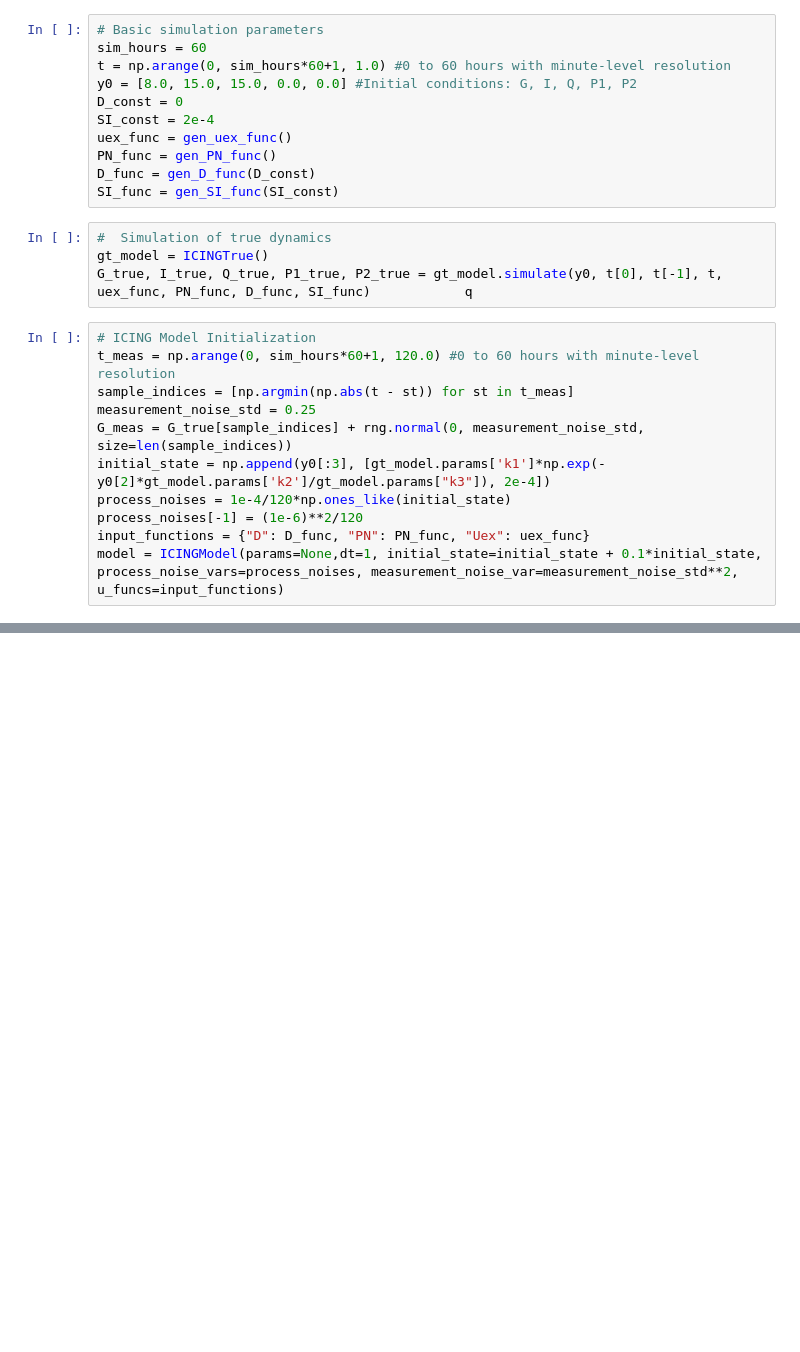
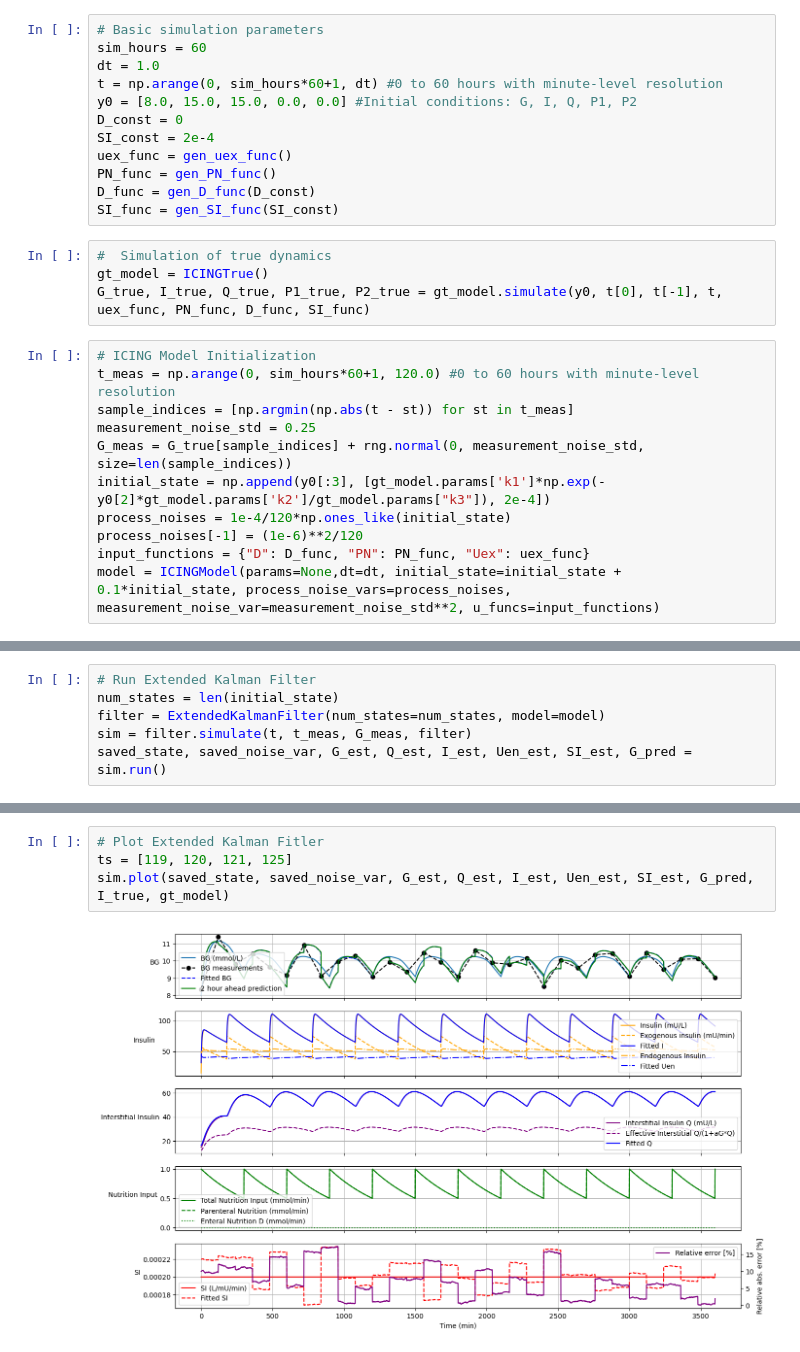
Before and after one commit to mlmulv/Thesis-Code, a Jupyter notebook: modeling.ipynb, the cells around one changed output, grey strips where cells are left out. Cells and saved outputs as stored; diff of their text form; blank space fills up the shorter version.

Commit message:
Beginning of extended kalman filter implementation.

```diff
--- a/modeling.ipynb
+++ b/modeling.ipynb
@@ -9,7 +10,8 @@ rng = np.random.default_rng()
 # %%
 # Basic simulation parameters
 sim_hours = 60
-t = np.arange(0, sim_hours*60+1, 1.0) #0 to 60 hours with minute-level resolution
+dt = 1.0
+t = np.arange(0, sim_hours*60+1, dt) #0 to 60 hours with minute-level resolution
 y0 = [8.0, 15.0, 15.0, 0.0, 0.0] #Initial conditions: G, I, Q, P1, P2
 D_const = 0
 SI_const = 2e-4
@@ -20,7 +22,7 @@ SI_func = gen_SI_func(SI_const)
 # %%
 #  Simulation of true dynamics
 gt_model = ICINGTrue()
-G_true, I_true, Q_true, P1_true, P2_true = gt_model.simulate(y0, t[0], t[-1], t, uex_func, PN_func, D_func, SI_func)            q
+G_true, I_true, Q_true, P1_true, P2_true = gt_model.simulate(y0, t[0], t[-1], t, uex_func, PN_func, D_func, SI_func)
 # %%
 # ICING Model Initialization
 t_meas = np.arange(0, sim_hours*60+1, 120.0) #0 to 60 hours with minute-level resolution
@@ -31,4 +33,4 @@ initial_state = np.append(y0[:3], [gt_model.params['k1']*np.exp(-y0[2]*gt_model.
 process_noises = 1e-4/120*np.ones_like(initial_state)
 process_noises[-1] = (1e-6)**2/120
 input_functions = {"D": D_func, "PN": PN_func, "Uex": uex_func}
-model = ICINGModel(params=None,dt=1, initial_state=initial_state + 0.1*initial_state, process_noise_vars=process_noises, measurement_noise_var=measurement_noise_std**2, u_funcs=input_functions)
+model = ICINGModel(params=None,dt=dt, initial_state=initial_state + 0.1*initial_state, process_noise_vars=process_noises, measurement_noise_var=measurement_noise_std**2, u_funcs=input_functions)
@@ -34,0 +44,6 @@ model = ICINGModel(params=None,dt=1, initial_state=initial_state + 0.1*initial_s
+# %%
+# Run Extended Kalman Filter
+num_states = len(initial_state)
+filter = ExtendedKalmanFilter(num_states=num_states, model=model)
+sim = filter.simulate(t, t_meas, G_meas, filter)
+saved_state, saved_noise_var, G_est, Q_est, I_est, Uen_est, SI_est, G_pred = sim.run()
@@ -35,2 +68,8 @@ model = ICINGModel(params=None,dt=1, initial_state=initial_state + 0.1*initial_s
+# %%
+# Plot Extended Kalman Fitler
+ts = [119, 120, 121, 125]
+sim.plot(saved_state, saved_noise_var, G_est, Q_est, I_est, Uen_est, SI_est, G_pred, I_true, gt_model)
+# %% [output]
+[figure, added]
 # %%
 # Run Particle Filter
```
Also changed, not shown: parts of 5 cells of this notebook, 2 other files.
